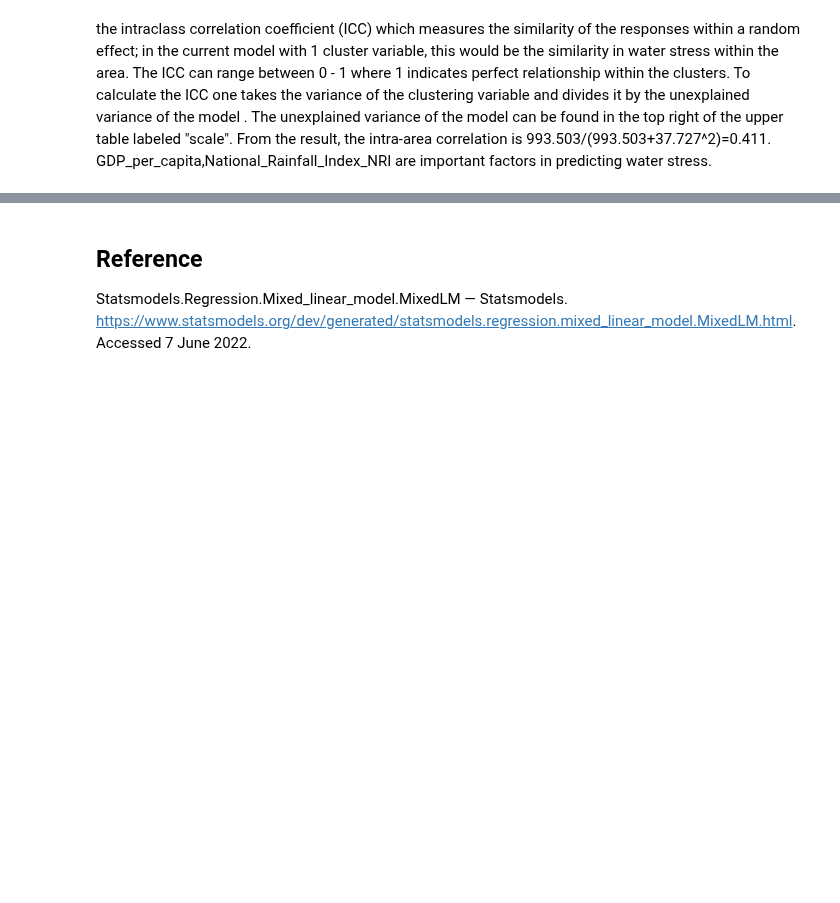
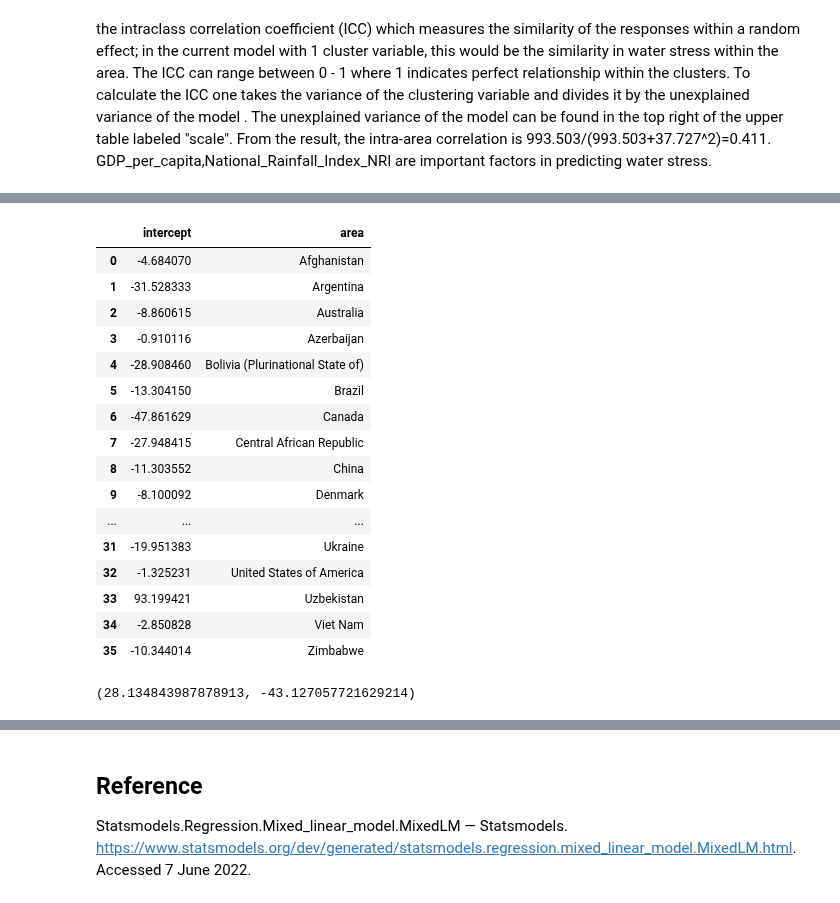
Before and after one commit to karlpolak/MDA-project, a Jupyter notebook: mixed model.ipynb, the cells around one changed output, grey strips where cells are left out. Drawn from its saved outputs; the diff is of its cells as text; code cells hidden in the pictures; blank space fills up the shorter version.

```diff
--- a/mixed model.ipynb
+++ b/mixed model.ipynb
@@ -223,0 +174,23 @@ From the result, the intra-area correlation is 993.503/(993.503+37.727^2)=0.411.
+# %%
+df2=pd.DataFrame()
+df2['intercept']=area_specific_intercept['Group'].unique()
+df2['area']=df['Area'].unique()
+df2
+# %% [output]
+|  | intercept | area |
+| 0 | -4.684070 | Afghanistan |
+| 1 | -31.528333 | Argentina |
+| 2 | -8.860615 | Australia |
+| 3 | -0.910116 | Azerbaijan |
+| 4 | -28.908460 | Bolivia (Plurinational State of) |
+| 5 | -13.304150 | Brazil |
+| 6 | -47.861629 | Canada |
+| 7 | -27.948415 | Central African Republic |
+| 8 | -11.303552 | China |
+| 9 | -8.100092 | Denmark |
+| ... | ... | ... |
+| 31 | -19.951383 | Ukraine |
+| 32 | -1.325231 | United States of America |
+| 33 | 93.199421 | Uzbekistan |
+| 34 | -2.850828 | Viet Nam |
+| 35 | -10.344014 | Zimbabwe |
@@ -223,0 +206,5 @@ From the result, the intra-area correlation is 993.503/(993.503+37.727^2)=0.411.
+# %%
+upper_boundary, lower_boundary = find_boundaries(df2, 'intercept', 1.5)
+upper_boundary, lower_boundary
+# %% [output]
+(28.134843987878913, -43.127057721629214)
```
Also changed, not shown: parts of 15 cells of this notebook.
